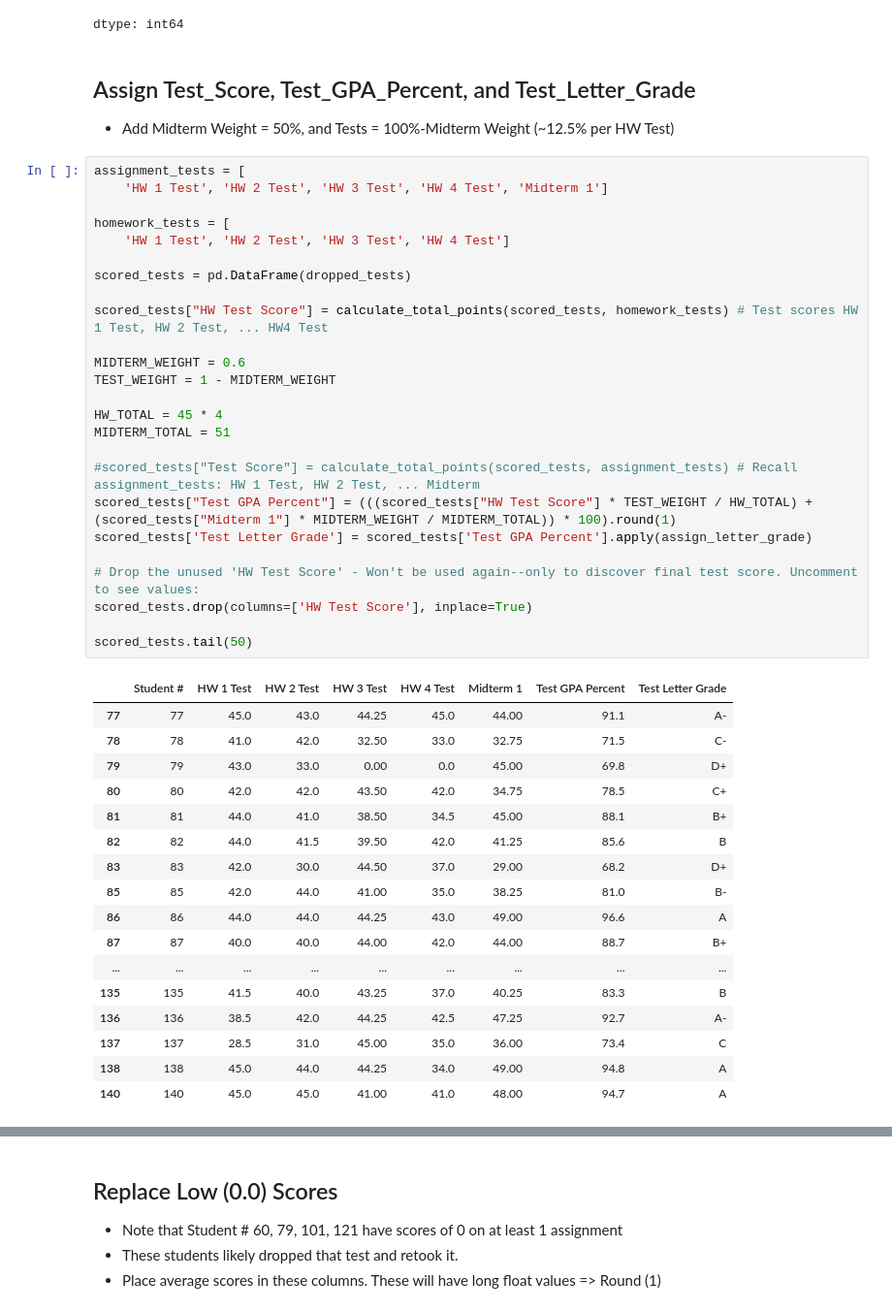
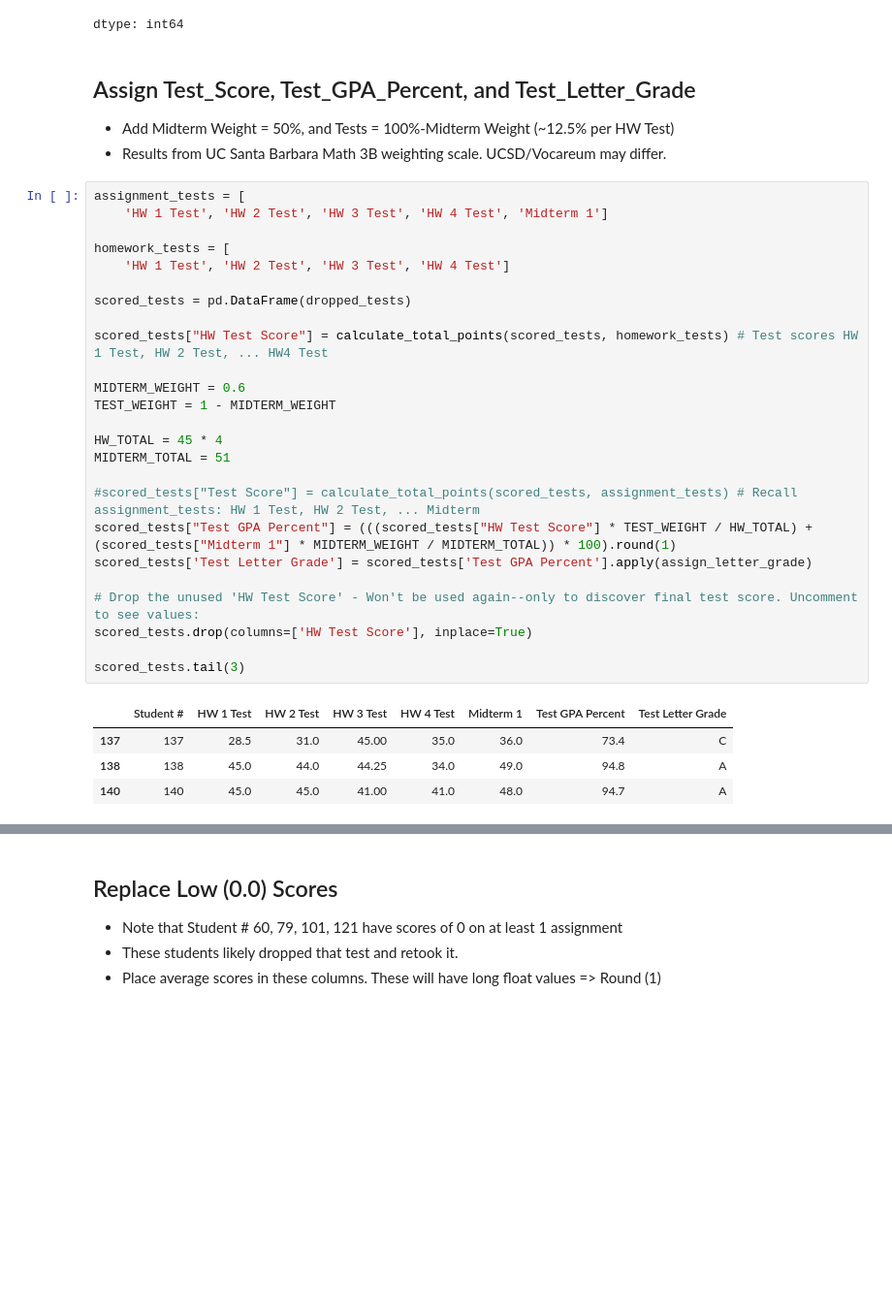
Before and after one commit to SecurityCyberGeek/MAS-DSE-LLM_Student_Improvement, a Jupyter notebook: Math_3B_Cleaning.ipynb, the cells around one changed output, grey strips where cells are left out. Shown at 97% size. Cells and saved outputs as stored; diff of their text form; blank space fills up the shorter version.

```diff
--- a/Math_3B_Cleaning.ipynb
+++ b/Math_3B_Cleaning.ipynb
@@ -629,46 +639,34 @@ dtype: int64
 # %% [markdown]
 ## Assign Test_Score, Test_GPA_Percent, and Test_Letter_Grade
 - Add Midterm Weight = 50%, and Tests = 100%-Midterm Weight (~12.5% per HW Test)
+- Results from UC Santa Barbara Math 3B weighting scale. UCSD/Vocareum may differ.
 # %%
 assignment_tests = [
     'HW 1 Test', 'HW 2 Test', 'HW 3 Test', 'HW 4 Test', 'Midterm 1']
 
 homework_tests = [
     'HW 1 Test', 'HW 2 Test', 'HW 3 Test', 'HW 4 Test']
 
 scored_tests = pd.DataFrame(dropped_tests)
 
 scored_tests["HW Test Score"] = calculate_total_points(scored_tests, homework_tests) # Test scores HW 1 Test, HW 2 Test, ... HW4 Test
 
 MIDTERM_WEIGHT = 0.6
 TEST_WEIGHT = 1 - MIDTERM_WEIGHT
 
 HW_TOTAL = 45 * 4
 MIDTERM_TOTAL = 51
 
 #scored_tests["Test Score"] = calculate_total_points(scored_tests, assignment_tests) # Recall assignment_tests: HW 1 Test, HW 2 Test, ... Midterm
 scored_tests["Test GPA Percent"] = (((scored_tests["HW Test Score"] * TEST_WEIGHT / HW_TOTAL) + (scored_tests["Midterm 1"] * MIDTERM_WEIGHT / MIDTERM_TOTAL)) * 100).round(1)
 scored_tests['Test Letter Grade'] = scored_tests['Test GPA Percent'].apply(assign_letter_grade)
 
 # Drop the unused 'HW Test Score' - Won't be used again--only to discover final test score. Uncomment to see values:
 scored_tests.drop(columns=['HW Test Score'], inplace=True)
 
-scored_tests.tail(50)
+scored_tests.tail(3)
 # %% [output]
 |  | Student # | HW 1 Test | HW 2 Test | HW 3 Test | HW 4 Test | Midterm 1 | Test GPA Percent | Test Letter Grade |
-| 77 | 77 | 45.0 | 43.0 | 44.25 | 45.0 | 44.00 | 91.1 | A- |
-| 78 | 78 | 41.0 | 42.0 | 32.50 | 33.0 | 32.75 | 71.5 | C- |
-| 79 | 79 | 43.0 | 33.0 | 0.00 | 0.0 | 45.00 | 69.8 | D+ |
-| 80 | 80 | 42.0 | 42.0 | 43.50 | 42.0 | 34.75 | 78.5 | C+ |
-| 81 | 81 | 44.0 | 41.0 | 38.50 | 34.5 | 45.00 | 88.1 | B+ |
-| 82 | 82 | 44.0 | 41.5 | 39.50 | 42.0 | 41.25 | 85.6 | B |
-| 83 | 83 | 42.0 | 30.0 | 44.50 | 37.0 | 29.00 | 68.2 | D+ |
-| 85 | 85 | 42.0 | 44.0 | 41.00 | 35.0 | 38.25 | 81.0 | B- |
-| 86 | 86 | 44.0 | 44.0 | 44.25 | 43.0 | 49.00 | 96.6 | A |
-| 87 | 87 | 40.0 | 40.0 | 44.00 | 42.0 | 44.00 | 88.7 | B+ |
-| ... | ... | ... | ... | ... | ... | ... | ... | ... |
-| 135 | 135 | 41.5 | 40.0 | 43.25 | 37.0 | 40.25 | 83.3 | B |
-| 136 | 136 | 38.5 | 42.0 | 44.25 | 42.5 | 47.25 | 92.7 | A- |
-| 137 | 137 | 28.5 | 31.0 | 45.00 | 35.0 | 36.00 | 73.4 | C |
-| 138 | 138 | 45.0 | 44.0 | 44.25 | 34.0 | 49.00 | 94.8 | A |
-| 140 | 140 | 45.0 | 45.0 | 41.00 | 41.0 | 48.00 | 94.7 | A |
+| 137 | 137 | 28.5 | 31.0 | 45.00 | 35.0 | 36.0 | 73.4 | C |
+| 138 | 138 | 45.0 | 44.0 | 44.25 | 34.0 | 49.0 | 94.8 | A |
+| 140 | 140 | 45.0 | 45.0 | 41.00 | 41.0 | 48.0 | 94.7 | A |
```
Also changed, not shown: parts of 27 cells of this notebook.
